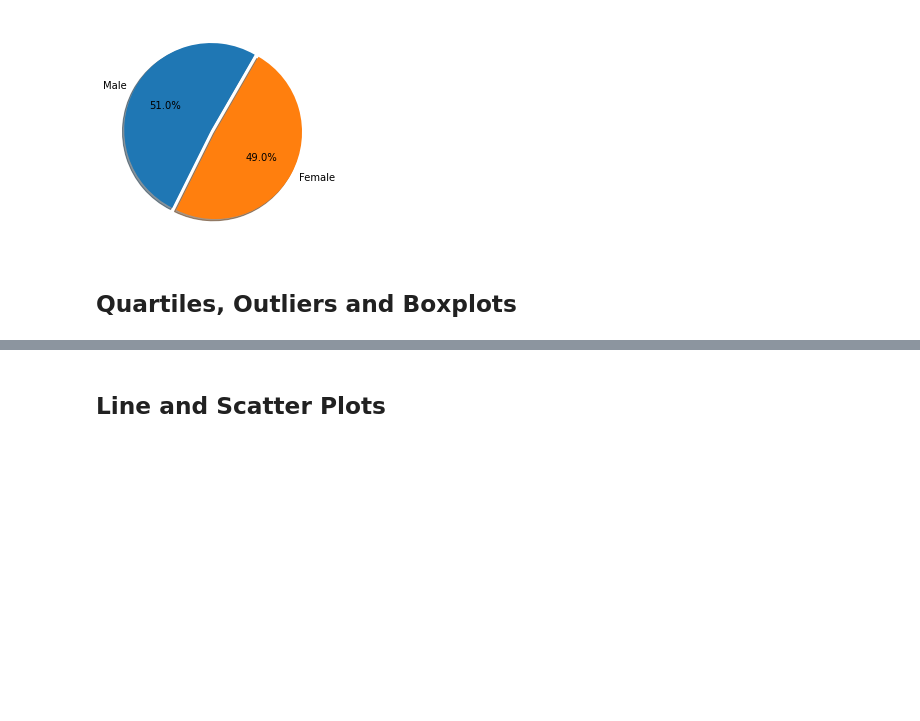
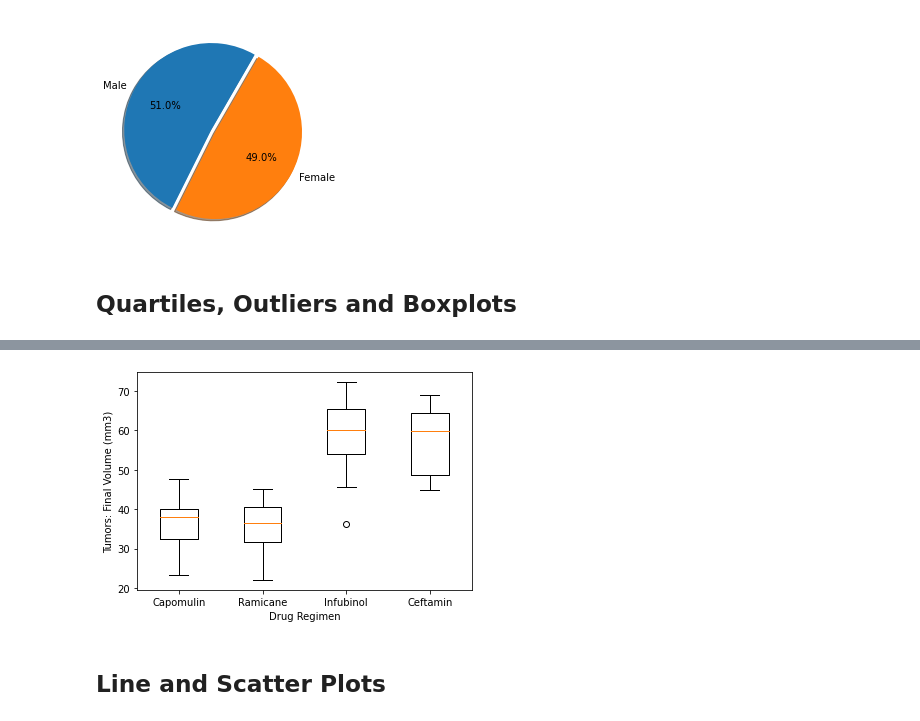
Before and after one commit to arerickson28/matplotlib-challenge, a Jupyter notebook: Pymaceuticals/pymaceuticals_starter.ipynb, the cells around one changed output, grey strips where cells are left out. Cells and saved outputs as stored; diff of their text form; code cells hidden in the pictures; blank space fills up the shorter version.

```diff
--- a/Pymaceuticals/pymaceuticals_starter.ipynb
+++ b/Pymaceuticals/pymaceuticals_starter.ipynb
@@ -232,5 +249,11 @@ for x in drug_list:
 # %%
 # Generate a box plot of the final tumor volume of each mouse across four regimens of interest
+plt.boxplot(tumor_volume_list, labels = drug_list)
+plt.ylabel("Tumors: Final Volume (mm3)")
+plt.xlabel("Drug Regimen")
+plt.show()
+# %% [output]
+[figure, added]
 # %% [markdown]
 ## Line and Scatter Plots
 # %%
```
Also changed, not shown: parts of 2 cells of this notebook.
